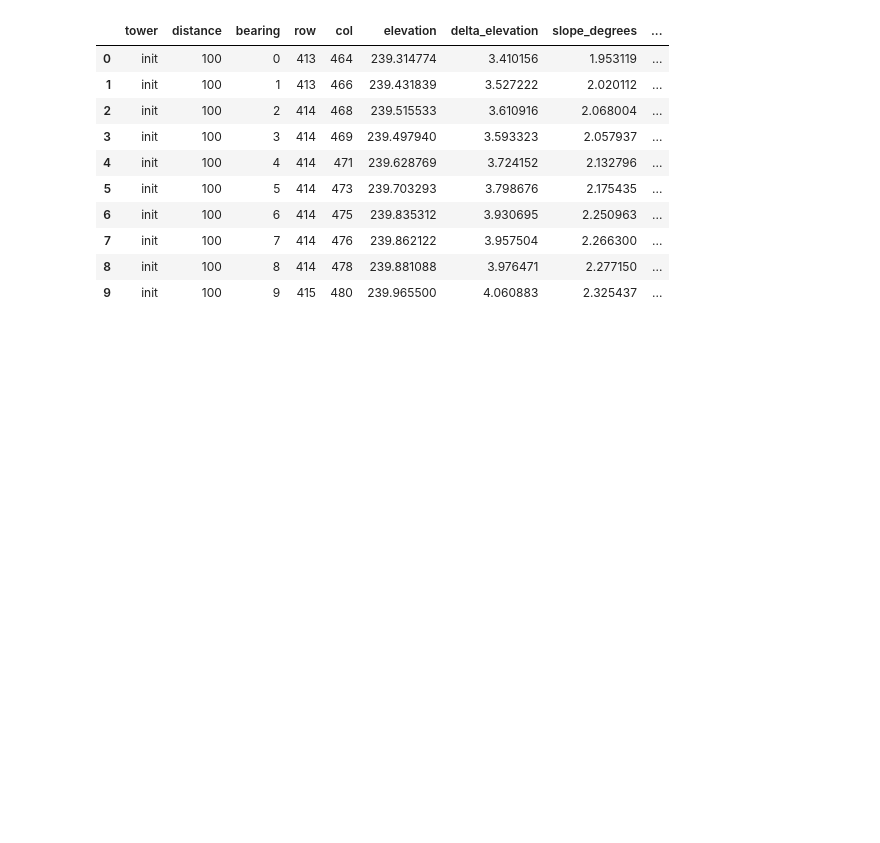
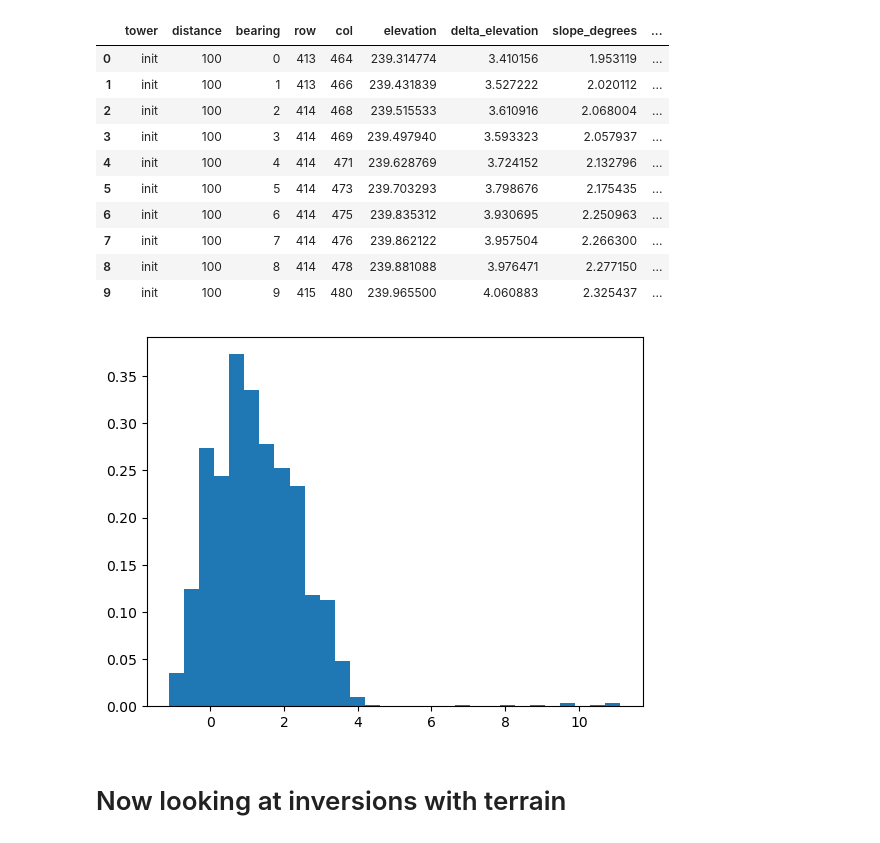
Before and after one commit to marositesUSC/SAVANT, a Jupyter notebook: topography.ipynb, the cells around one changed output. Drawn from its saved outputs; the diff is of its cells as text; code cells hidden in the pictures; blank space fills up the shorter version.

```diff
--- a/topography.ipynb
+++ b/topography.ipynb
@@ -710,4 +758,9 @@ elevation_points.head(10)
 | 8 | init | 100 | 8 | 414 | 478 | 239.881088 | 3.976471 | 2.277150 | ... |
 | 9 | init | 100 | 9 | 415 | 480 | 239.965500 | 4.060883 | 2.325437 | ... |
 # %%
-plt.hist()
+plt.hist(elevation_points['slope_degrees'], density=True, bins=30)
+plt.show()
+# %% [output]
+[figure, added]
+# %% [markdown]
+# Now looking at inversions with terrain
```
Also changed, not shown: parts of 14 cells of this notebook, 1 other file.
